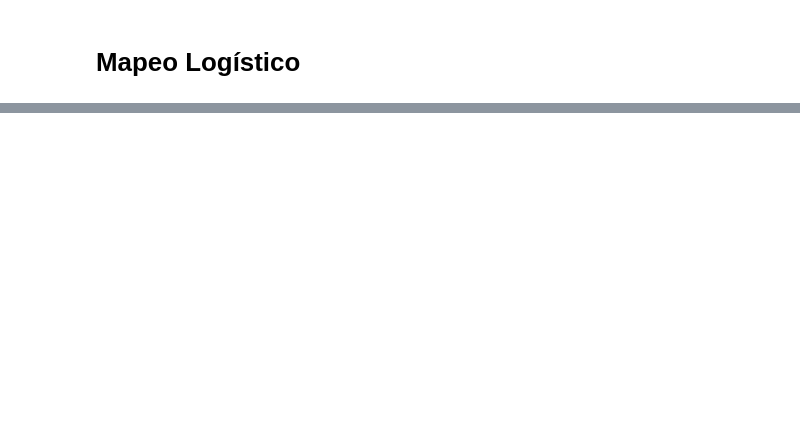
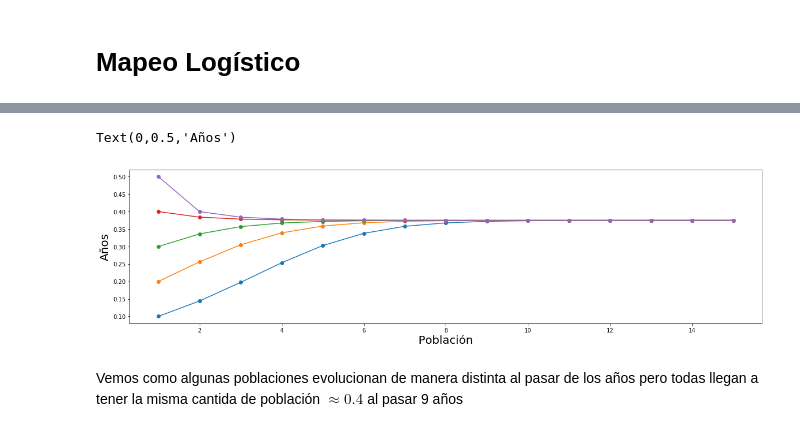
Before and after one commit to MecAnalitica/tarea2-Oscar2401, a Jupyter notebook: Proyecto/Caos_programas/Mapeo_Logistico .ipynb, the cells around one changed output, grey strips where cells are left out. Saved outputs shown, nothing was run; the diff lists cells and outputs as text; code cells hidden in the pictures; blank space fills up the shorter version.

```diff
--- a/Proyecto/Caos_programas/Mapeo_Logistico .ipynb
+++ b/Proyecto/Caos_programas/Mapeo_Logistico .ipynb
@@ -17,0 +73,12 @@ def fun(n,r,x_0):
+# %%
+#Graficamos
+plt.figure(figsize=(20,5))
+for i in range(len(F_2)):
+    plt.plot(np.linspace(1,n_2,n_2),F_2[i],'o-')
+plt.xlabel('Población', fontsize = 20)
+plt.ylabel('Años', fontsize = 20)
+# %% [output]
+Text(0,0.5,'Años')
+[figure, added]
+# %% [markdown]
+Vemos como algunas poblaciones evolucionan de manera distinta al pasar de los años pero todas llegan a tener la misma cantida de población $\approx 0.4$ al pasar 9 años
```
Also changed, not shown: parts of 18 cells of this notebook, 15 other files.
